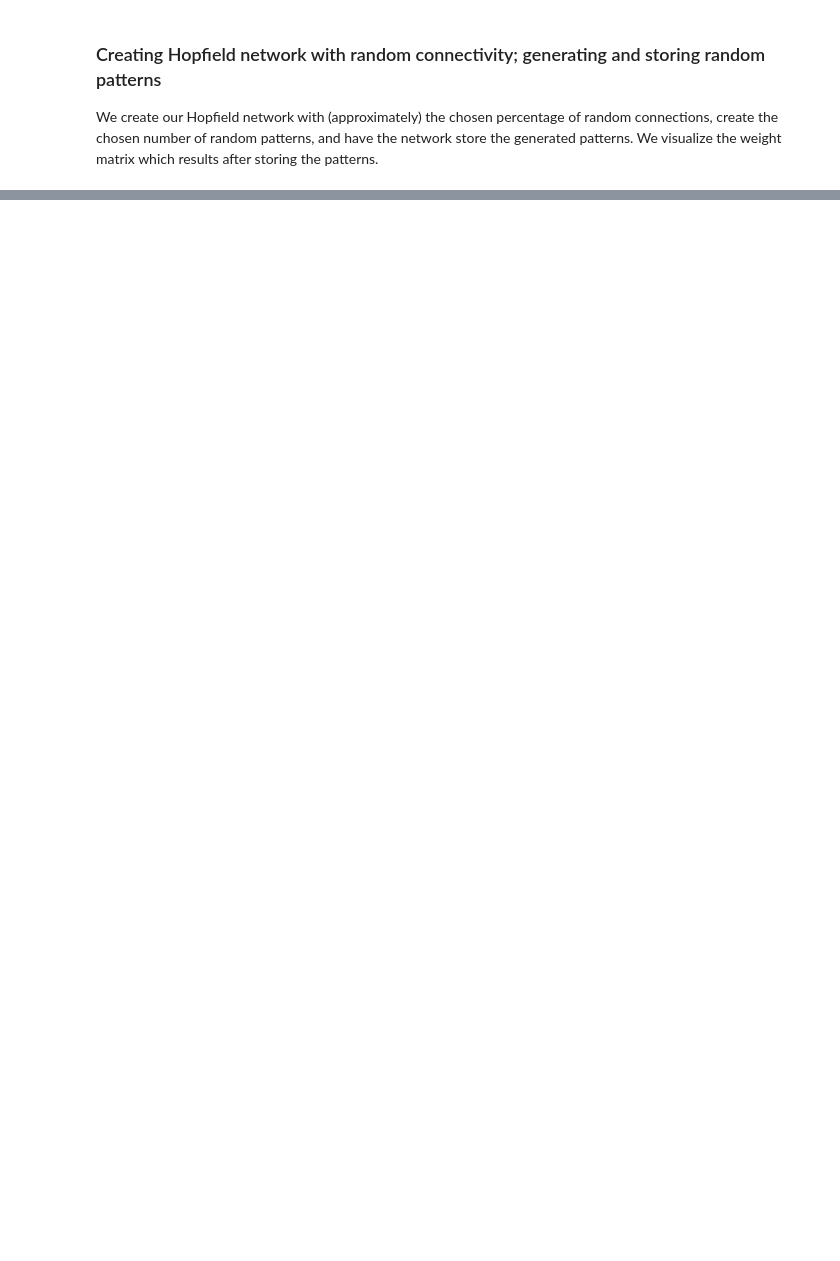
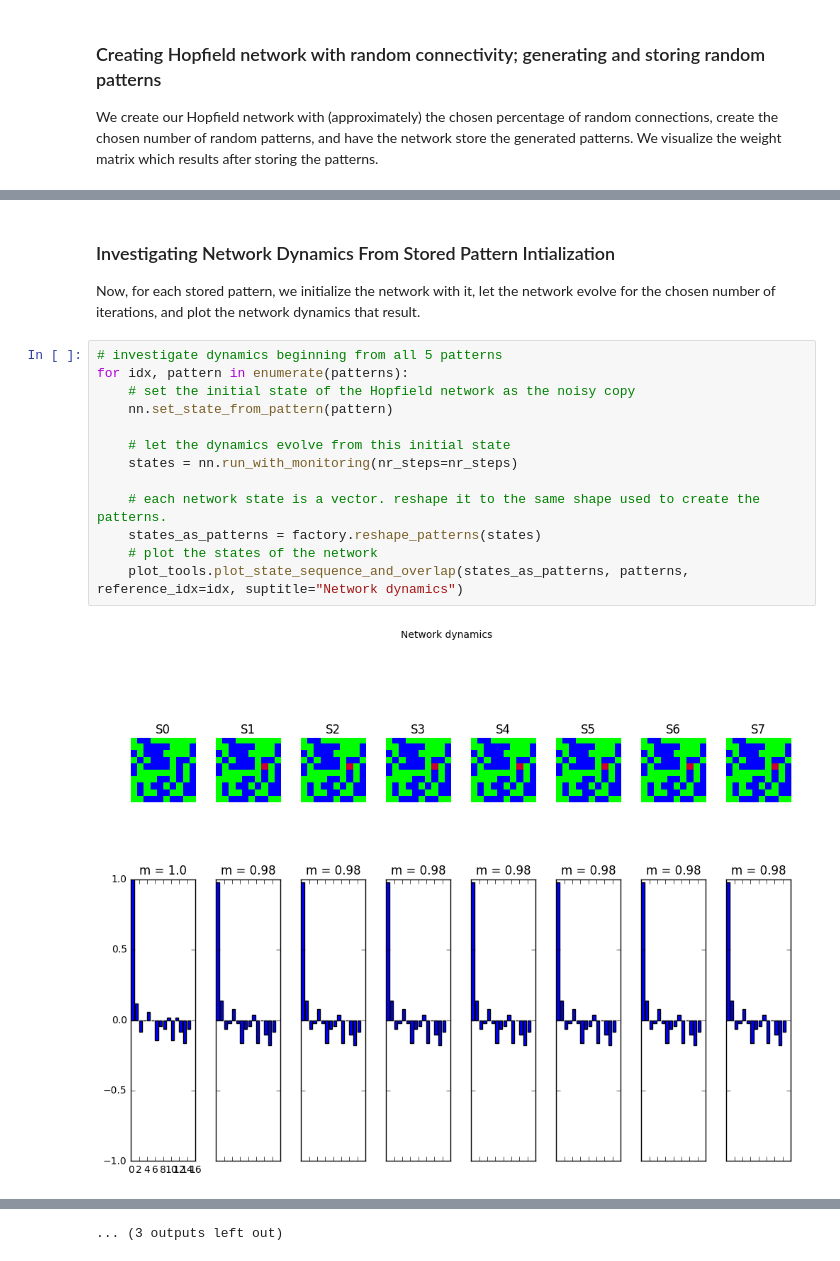
Before and after one commit to djsaunde/Hopfield, a Jupyter notebook: code/Random Connectivity Hopfield Network Experiments.ipynb, the cells around one changed output, grey strips where cells are left out. Cells and saved outputs as stored; diff of their text form; blank space fills up the shorter version.

```diff
--- a/code/Random Connectivity Hopfield Network Experiments.ipynb
+++ b/code/Random Connectivity Hopfield Network Experiments.ipynb
@@ -75,0 +76,19 @@ plot_tools.plot_network_weights(hopfield_network=nn)
+# %% [markdown]
+### Investigating Network Dynamics From Stored Pattern Intialization
+
+Now, for each stored pattern, we initialize the network with it, let the network evolve for the chosen number of iterations, and plot the network dynamics that result.
+# %%
+# investigate dynamics beginning from all 5 patterns
+for idx, pattern in enumerate(patterns):
+    # set the initial state of the Hopfield network as the noisy copy
+    nn.set_state_from_pattern(pattern)
+
+    # let the dynamics evolve from this initial state
+    states = nn.run_with_monitoring(nr_steps=nr_steps)
+
+    # each network state is a vector. reshape it to the same shape used to create the patterns.
+    states_as_patterns = factory.reshape_patterns(states)
+    # plot the states of the network
+    plot_tools.plot_state_sequence_and_overlap(states_as_patterns, patterns, reference_idx=idx, suptitle="Network dynamics")
+# %% [output]
+[figure, added]
@@ -76 +106,2 @@ plot_tools.plot_network_weights(hopfield_network=nn)
+... (3 outputs left out)
 # %% [markdown]
```
Also changed, not shown: parts of 5 cells of this notebook, 5 other files.
